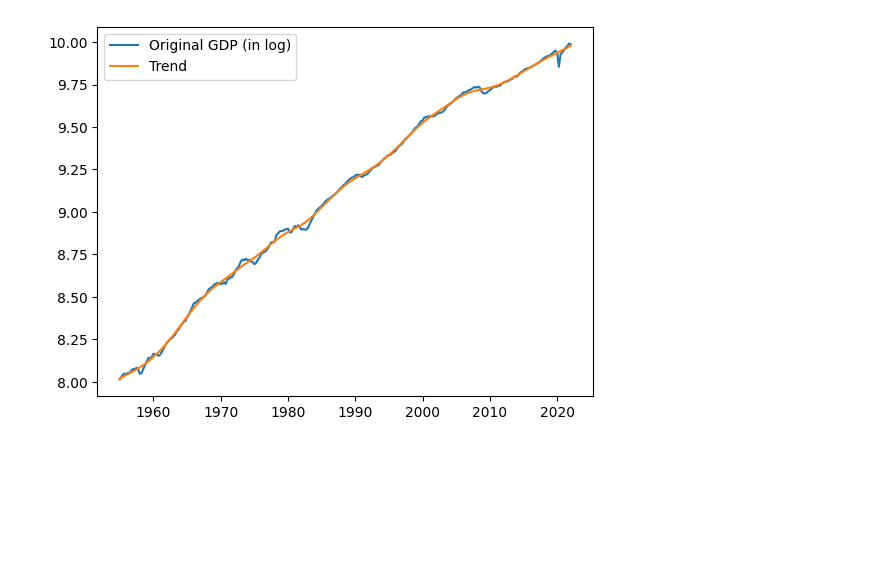
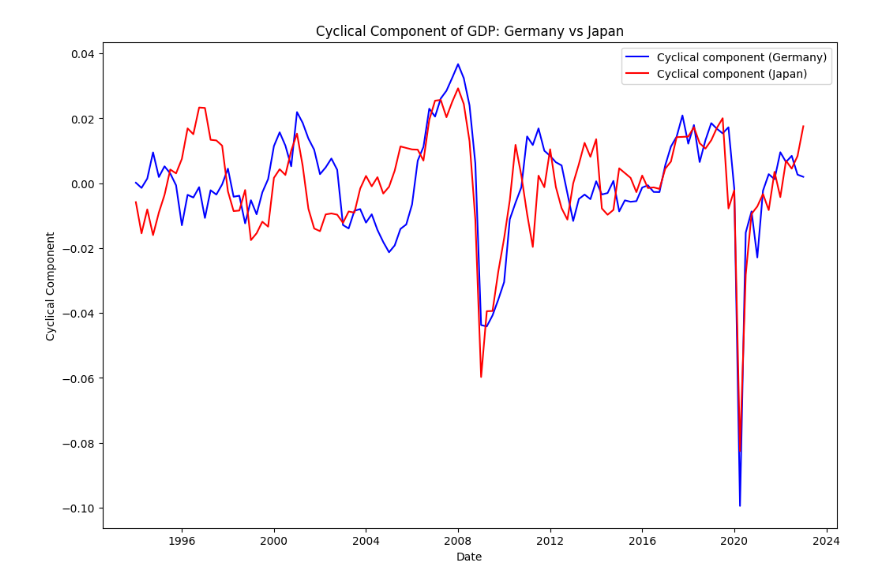
Before and after one commit to tomoi17/q-macro, a Jupyter notebook: test.ipynb, the cells around one changed output. Saved outputs shown, nothing was run; the diff lists cells and outputs as text; code cells hidden in the pictures; blank space fills up the shorter version.

Commit message:
plt.show

```diff
--- a/test.ipynb
+++ b/test.ipynb
@@ -7,28 +7,97 @@ import matplotlib.pyplot as plt
 import statsmodels.api as sm
 import pandas_datareader as pdr
 import numpy as np
+import plotly.graph_objects as go
+from plotly.offline import plot
 
 # set the start and end dates for the data
-start_date = '1955-01-01'
-end_date = '2022-01-01'
+start_date = '1994-01-01'
+end_date = '2023-01-01'
 
 # download the data from FRED using pandas_datareader
-gdp = web.DataReader('GDPC1', 'fred', start_date, end_date)
-log_gdp = np.log(gdp)
+gdp_ger = web.DataReader('CLVMNACSCAB1GQDE', 'fred', start_date, end_date)
+gdp_jp = web.DataReader('JPNRGDPEXP', 'fred', start_date, end_date)
+
+# take the logarithm of the GDP data
+log_gdp_ger = np.log(gdp_ger)
+log_gdp_jp = np.log(gdp_jp)
 
 # calculate the quarterly percent change in real GDP
-gdp_pct_change = gdp.pct_change(4)
+gdp_pct_change_ger = log_gdp_ger.pct_change(4)
+gdp_pct_change_jp = log_gdp_jp.pct_change(4)
 
 # apply a Hodrick-Prescott filter to the data to extract the cyclical component
-cycle, trend = sm.tsa.filters.hpfilter(log_gdp, lamb=1600)
+cycle_ger, trend_ger = sm.tsa.filters.hpfilter(log_gdp_ger, lamb=1600)
+cycle_jp, trend_jp = sm.tsa.filters.hpfilter(log_gdp_jp, lamb=1600)
 
-# Plot the original time series data
-plt.plot(log_gdp, label="Original GDP (in log)")
+# Create an interactive plot using Plotly
+fig = go.Figure()
 
-# Plot the trend component
-plt.plot(trend, label="Trend")
+# Add traces for Germany GDP and trend
+fig.add_trace(go.Scatter(x=log_gdp_ger.index, y=log_gdp_ger['CLVMNACSCAB1GQDE'], mode='lines', name='Log GDP (Germany)'))
+fig.add_trace(go.Scatter(x=log_gdp_ger.index, y=trend_ger, mode='lines', name='Trend (Germany)'))
 
-# Add a legend and show the plot
+# Add layout information
+fig.update_layout(title='Germany GDP and Trend',
+                  xaxis_title='Date',
+                  yaxis_title='Log GDP',
+                  template='plotly_dark')
+
+# Show the interactive plot
+fig.show()
+
+# Create another interactive plot for Japan GDP and trend
+fig2 = go.Figure()
+
+# Add traces for Japan GDP and trend
+fig2.add_trace(go.Scatter(x=log_gdp_jp.index, y=log_gdp_jp['JPNRGDPEXP'], mode='lines', name='Log GDP (Japan)'))
+fig2.add_trace(go.Scatter(x=log_gdp_jp.index, y=trend_jp, mode='lines', name='Trend (Japan)'))
+
+# Add layout information
+fig2.update_layout(title='Japan GDP and Trend',
+                   xaxis_title='Date',
+                   yaxis_title='Log GDP',
+                   template='plotly_dark')
+
+# Show the interactive plot for Japan
+fig2.show()
+
+import pandas as pd
+import numpy as np
+import matplotlib.pyplot as plt
+
+# ドイツと日本の実際のGDPの標準偏差を計算する
+std_dev_ger = log_gdp_ger.std()
+std_dev_jp = log_gdp_jp.std()
+
+# ドイツと日本の実際のGDPの対数データから相関係数を計算する
+correlation = log_gdp_ger.corrwith(log_gdp_jp)
+
+# ドイツのビジネスサイクル成分の統計量
+cycle_ger_mean = cycle_ger.mean()
+cycle_ger_std = cycle_ger.std()
+
+# 日本のビジネスサイクル成分の統計量
+cycle_jp_mean = cycle_jp.mean()
+cycle_jp_std = cycle_jp.std()
+
+# ドイツと日本のビジネスサイクル成分を1つのグラフにプロットする
+plt.figure(figsize=(12, 8))
+
+# ドイツのビジネスサイクル成分をプロット
+plt.plot(cycle_ger, label="Cyclical component (Germany)", color='blue')
+
+# 日本のビジネスサイクル成分をプロット
+plt.plot(cycle_jp, label="Cyclical component (Japan)", color='red')
+
+# グラフのタイトルと軸ラベルを設定
+plt.title('Cyclical Component of GDP: Germany vs Japan')
+plt.xlabel('Date')
+plt.ylabel('Cyclical Component')
+
+# 凡例を表示
 plt.legend()
+
+# グラフを表示
 plt.show()
 # %% [output]
@@ -35 +106 @@ plt.show()
-[figure, old version]
+[figure, new version]
```
Also changed, not shown: parts of 2 cells of this notebook.
